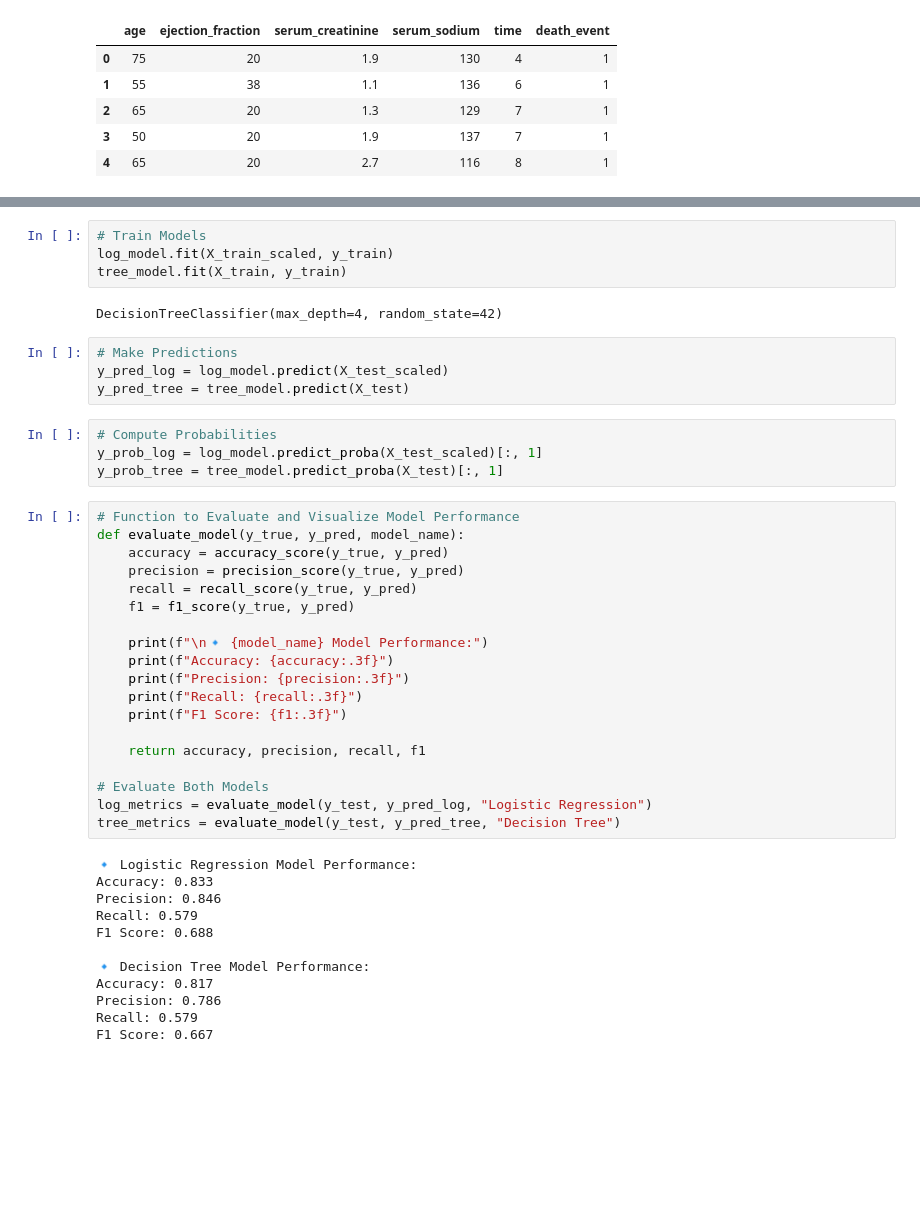
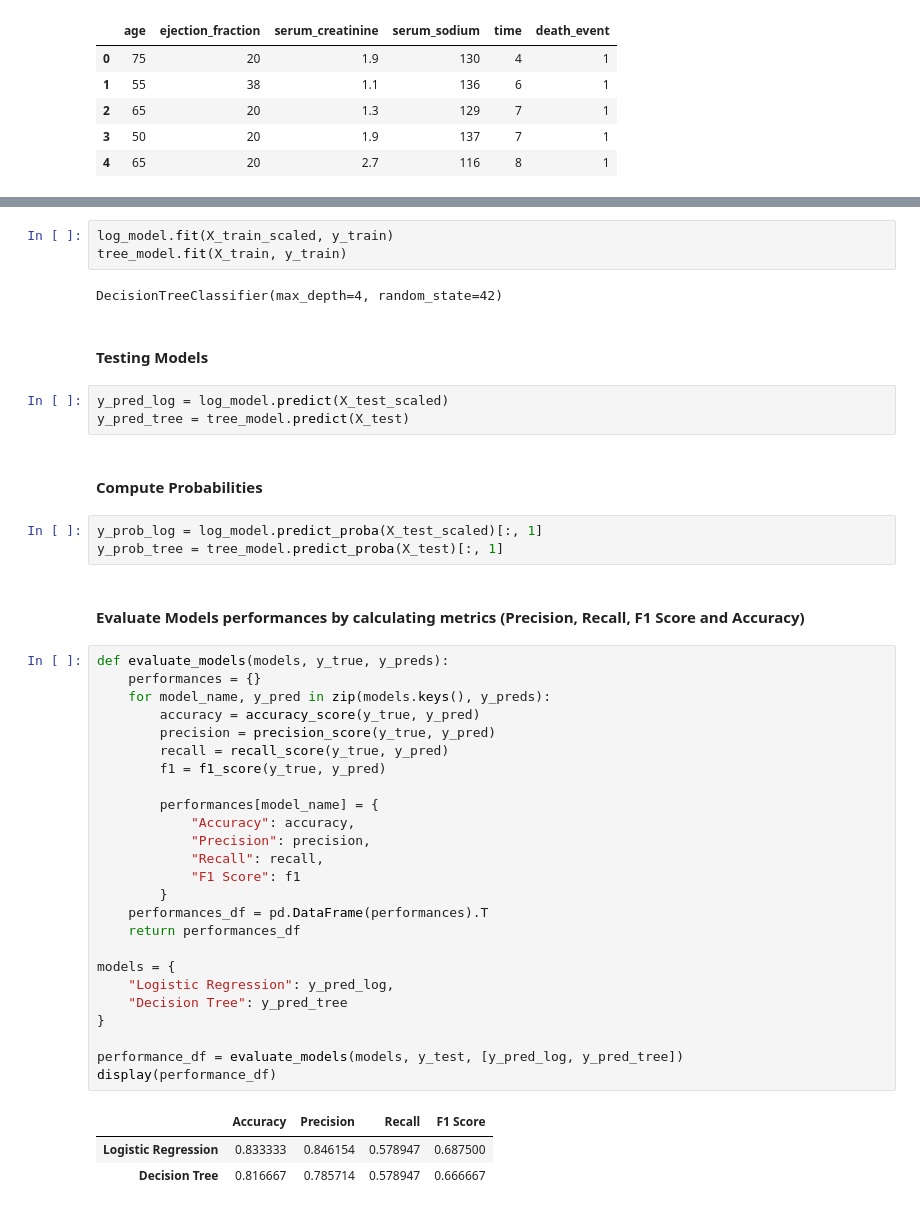
Before and after one commit to thisishasan/slda, a Jupyter notebook: code.ipynb, the cells around one changed output, grey strips where cells are left out. Drawn from its saved outputs; the diff is of its cells as text; blank space fills up the shorter version.

```diff
--- a/code.ipynb
+++ b/code.ipynb
@@ -596,45 +457,46 @@ tree_model = DecisionTreeClassifier(random_state=42, max_depth=4)  # Limit depth
 # %%
-# Train Models
 log_model.fit(X_train_scaled, y_train)
 tree_model.fit(X_train, y_train)
 # %% [output]
 DecisionTreeClassifier(max_depth=4, random_state=42)
+# %% [markdown]
+#### Testing Models
 # %%
-# Make Predictions
 y_pred_log = log_model.predict(X_test_scaled)
 y_pred_tree = tree_model.predict(X_test)
+# %% [markdown]
+#### Compute Probabilities
 # %%
-# Compute Probabilities
 y_prob_log = log_model.predict_proba(X_test_scaled)[:, 1]
 y_prob_tree = tree_model.predict_proba(X_test)[:, 1]
+# %% [markdown]
+#### Evaluate Models performances by calculating metrics (Precision, Recall, F1 Score and Accuracy)
 # %%
-# Function to Evaluate and Visualize Model Performance
-def evaluate_model(y_true, y_pred, model_name):
-    accuracy = accuracy_score(y_true, y_pred)
-    precision = precision_score(y_true, y_pred)
-    recall = recall_score(y_true, y_pred)
-    f1 = f1_score(y_true, y_pred)
+def evaluate_models(models, y_true, y_preds):
+    performances = {}
+    for model_name, y_pred in zip(models.keys(), y_preds):
+        accuracy = accuracy_score(y_true, y_pred)
+        precision = precision_score(y_true, y_pred)
+        recall = recall_score(y_true, y_pred)
+        f1 = f1_score(y_true, y_pred)
 
-    print(f"\n🔹 {model_name} Model Performance:")
-    print(f"Accuracy: {accuracy:.3f}")
-    print(f"Precision: {precision:.3f}")
-    print(f"Recall: {recall:.3f}")
-    print(f"F1 Score: {f1:.3f}")
+        performances[model_name] = {
+            "Accuracy": accuracy,
+            "Precision": precision,
+            "Recall": recall,
+            "F1 Score": f1
+        }
+    performances_df = pd.DataFrame(performances).T
+    return performances_df
 
-    return accuracy, precision, recall, f1
+models = {
+    "Logistic Regression": y_pred_log,
+    "Decision Tree": y_pred_tree
+}
 
-# Evaluate Both Models
-log_metrics = evaluate_model(y_test, y_pred_log, "Logistic Regression")
-tree_metrics = evaluate_model(y_test, y_pred_tree, "Decision Tree")
+performance_df = evaluate_models(models, y_test, [y_pred_log, y_pred_tree])
+display(performance_df)
 # %% [output]
-🔹 Logistic Regression Model Performance:
-Accuracy: 0.833
-Precision: 0.846
-Recall: 0.579
-F1 Score: 0.688
-
-🔹 Decision Tree Model Performance:
-Accuracy: 0.817
-Precision: 0.786
-Recall: 0.579
-F1 Score: 0.667
+|  | Accuracy | Precision | Recall | F1 Score |
+| Logistic Regression | 0.833333 | 0.846154 | 0.578947 | 0.687500 |
+| Decision Tree | 0.816667 | 0.785714 | 0.578947 | 0.666667 |
```
Also changed, not shown: parts of 76 cells of this notebook.
